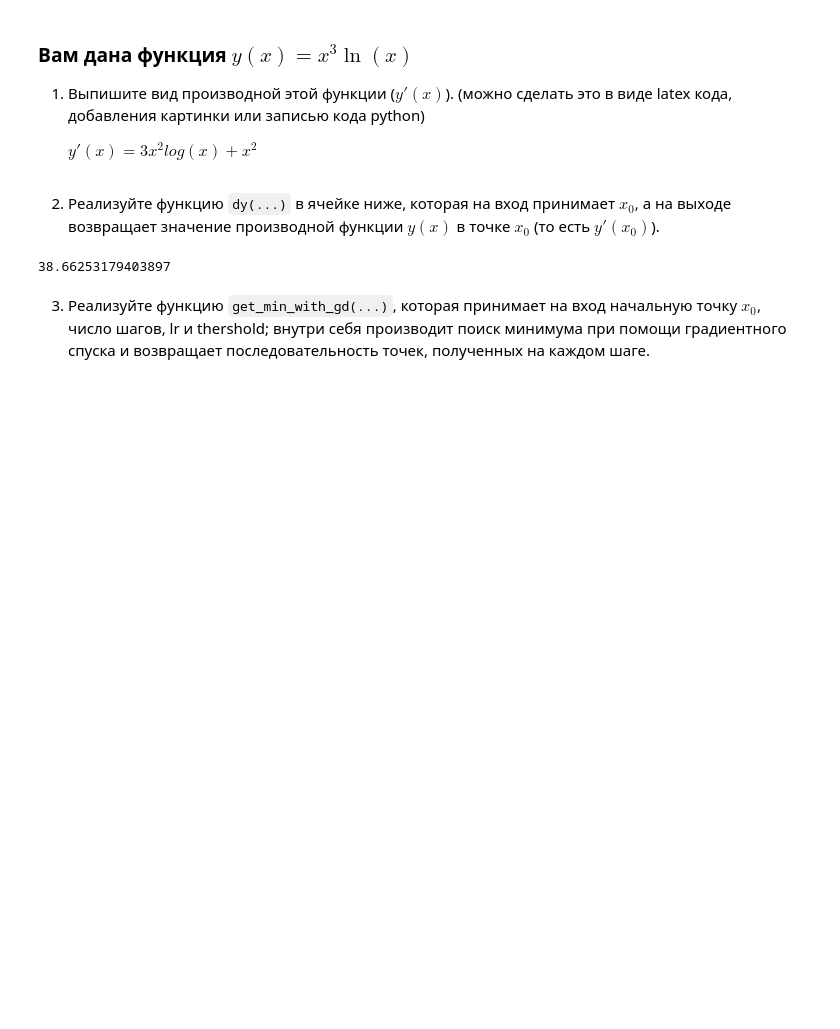
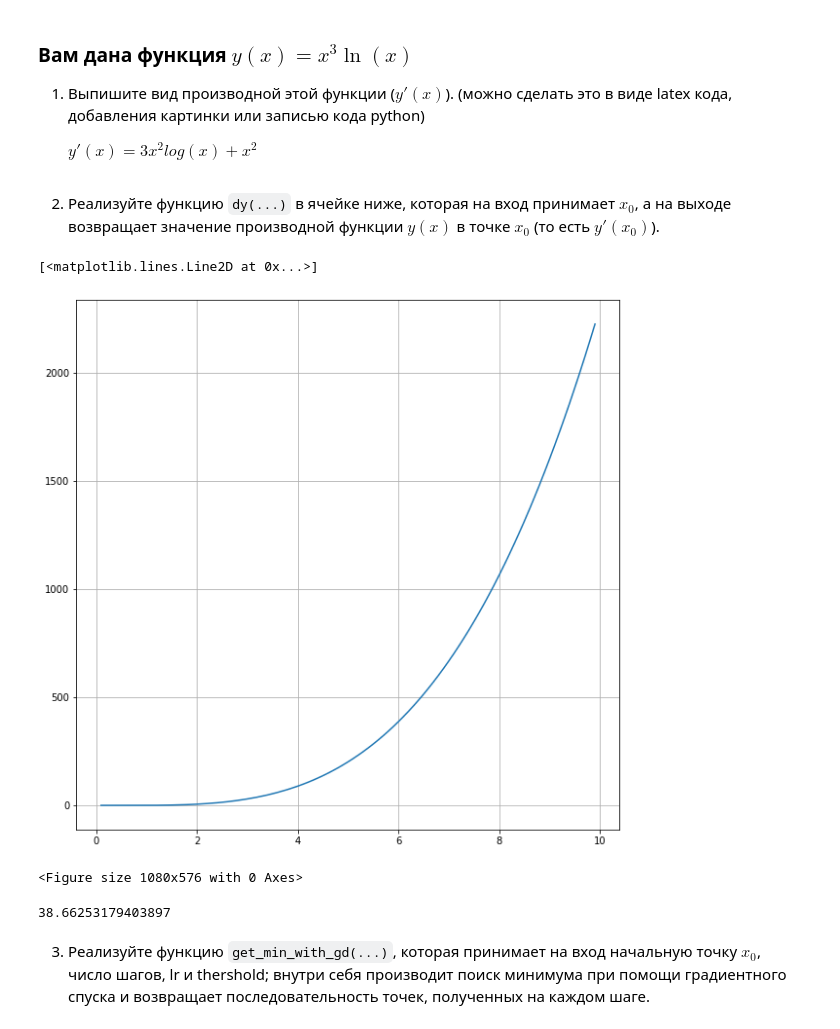
Before and after one commit to kkostromin/sber_ds, a Jupyter notebook: HomeWork3_Optimization.ipynb, the cells around one changed output. Drawn from its saved outputs; the diff is of its cells as text; code cells hidden in the pictures; blank space fills up the shorter version.

```diff
--- a/HomeWork3_Optimization.ipynb
+++ b/HomeWork3_Optimization.ipynb
@@ -24,0 +21,18 @@ def df(x0):
+# %%
+# Our function
+def f(x):
+    return x**3 * np.log(x)
+# %%
+fig, ax = plt.subplots()    # Создание окна и осей для графика
+ax.grid(True)   # отображение сетки на графике
+plt.figure(figsize=(15, 8))
+
+x_plt = np.arange(-10, 10, 0.1)
+f_plt = [f(x) for x in x_plt]
+
+ax.plot(x_plt, f_plt)                   # отображение функции
+#point = ax.scatter(point, f(point), c='red')  # отображение точки красным цветом
+# %% [output]
+[<matplotlib.lines.Line2D at 0x...>]
+[figure, added]
+<Figure size 1080x576 with 0 Axes>
```
Also changed, not shown: parts of 15 cells of this notebook.
